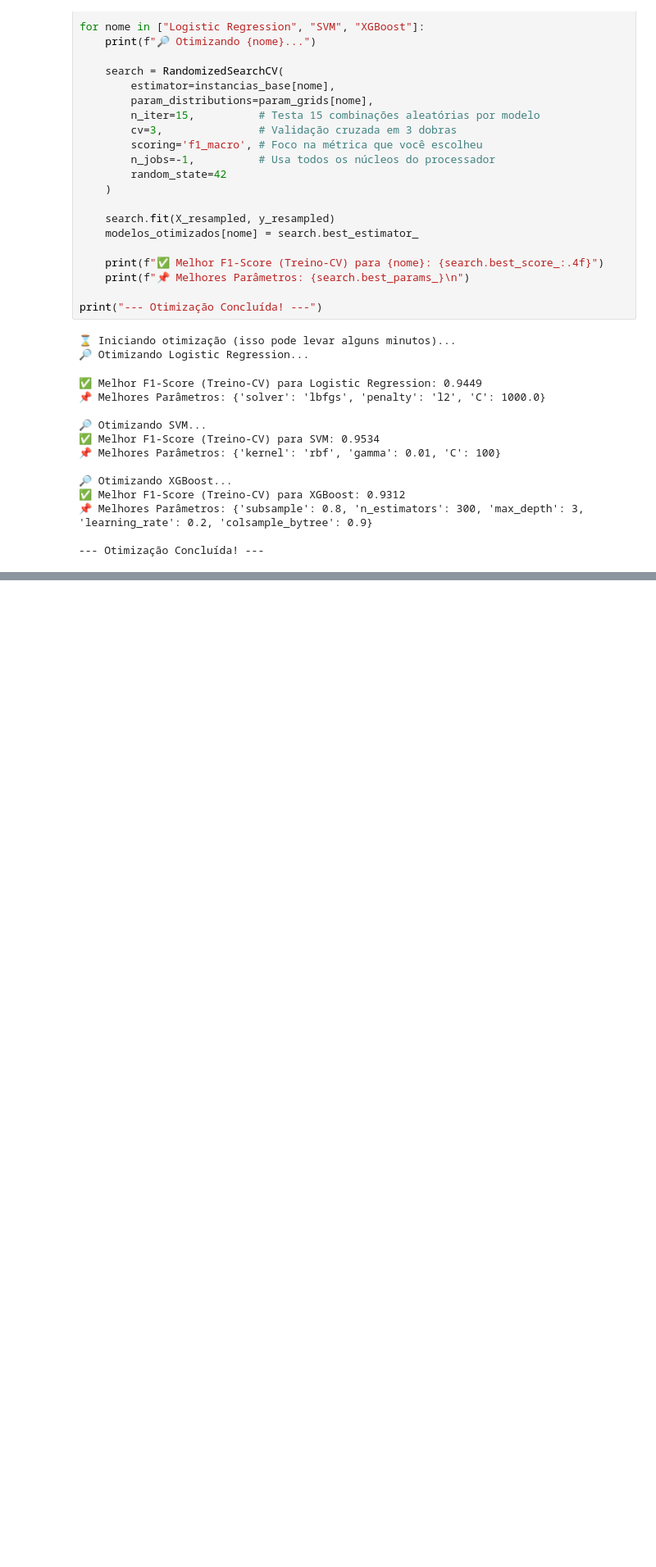
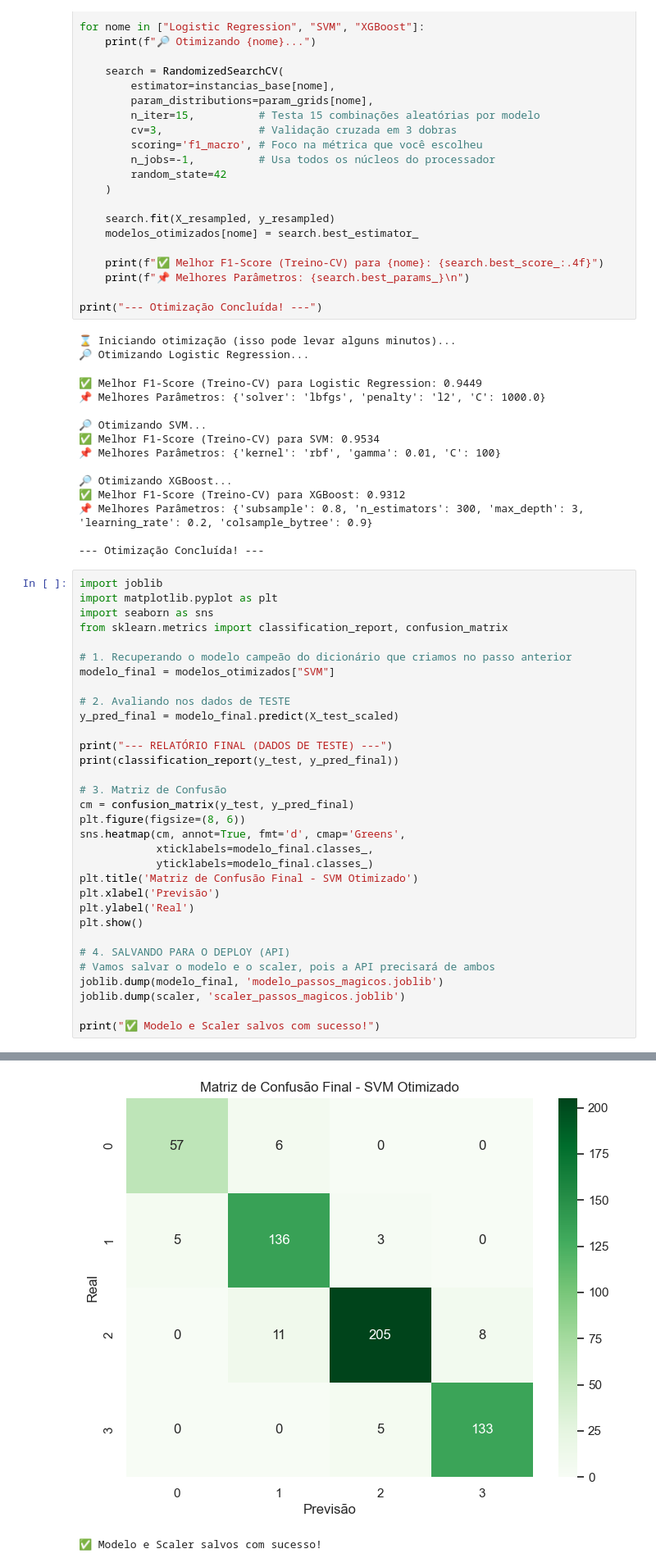
Before and after one commit to Lakand/Datathon-MLET, a Jupyter notebook: notebooks/exploracao_dados.ipynb, the cells around one changed output, grey strips where cells are left out. Shown at 82% size. Drawn from its saved outputs; the diff is of its cells as text; blank space fills up the shorter version.

Commit message:
Finalização do tratamento de dados e estudo de melhor modelo.

```diff
--- a/notebooks/exploracao_dados.ipynb
+++ b/notebooks/exploracao_dados.ipynb
@@ -766,3 +766,36 @@ print("--- Otimização Concluída! ---")
 📌 Melhores Parâmetros: {'subsample': 0.8, 'n_estimators': 300, 'max_depth': 3, 'learning_rate': 0.2, 'colsample_bytree': 0.9}
 
 --- Otimização Concluída! ---
+# %%
+import joblib
+import matplotlib.pyplot as plt
+import seaborn as sns
+from sklearn.metrics import classification_report, confusion_matrix
+
+# 1. Recuperando o modelo campeão do dicionário que criamos no passo anterior
+modelo_final = modelos_otimizados["SVM"]
+
+# 2. Avaliando nos dados de TESTE
+y_pred_final = modelo_final.predict(X_test_scaled)
+
+print("--- RELATÓRIO FINAL (DADOS DE TESTE) ---")
+print(classification_report(y_test, y_pred_final))
+
+# 3. Matriz de Confusão
+cm = confusion_matrix(y_test, y_pred_final)
+plt.figure(figsize=(8, 6))
+sns.heatmap(cm, annot=True, fmt='d', cmap='Greens',
+            xticklabels=modelo_final.classes_,
+            yticklabels=modelo_final.classes_)
+plt.title('Matriz de Confusão Final - SVM Otimizado')
+plt.xlabel('Previsão')
+plt.ylabel('Real')
+plt.show()
+
+# 4. SALVANDO PARA O DEPLOY (API)
+# Vamos salvar o modelo e o scaler, pois a API precisará de ambos
+joblib.dump(modelo_final, 'modelo_passos_magicos.joblib')
+joblib.dump(scaler, 'scaler_passos_magicos.joblib')
+
+print("✅ Modelo e Scaler salvos com sucesso!")
+# %% [output]
@@ -768,0 +813,2 @@ print("--- Otimização Concluída! ---")
+[figure, added]
+✅ Modelo e Scaler salvos com sucesso!
```
Also changed, not shown: parts of 1 cell of this notebook.
